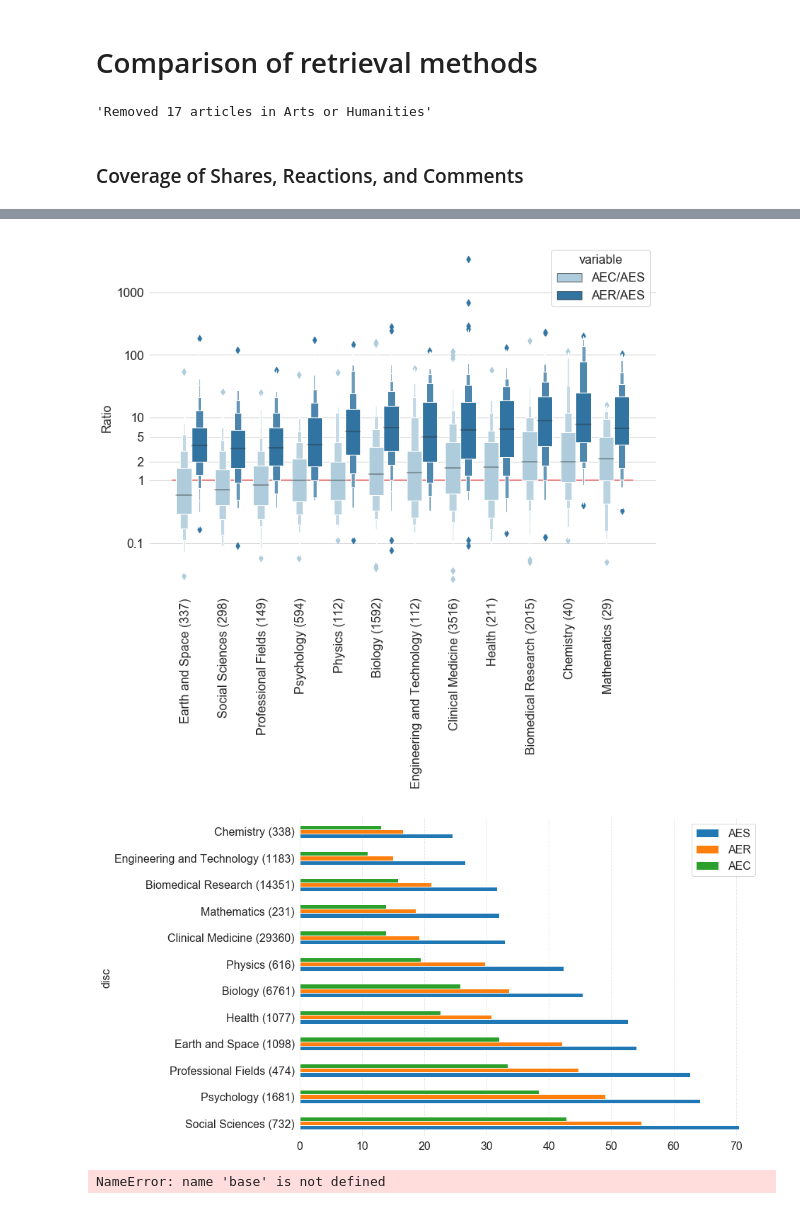
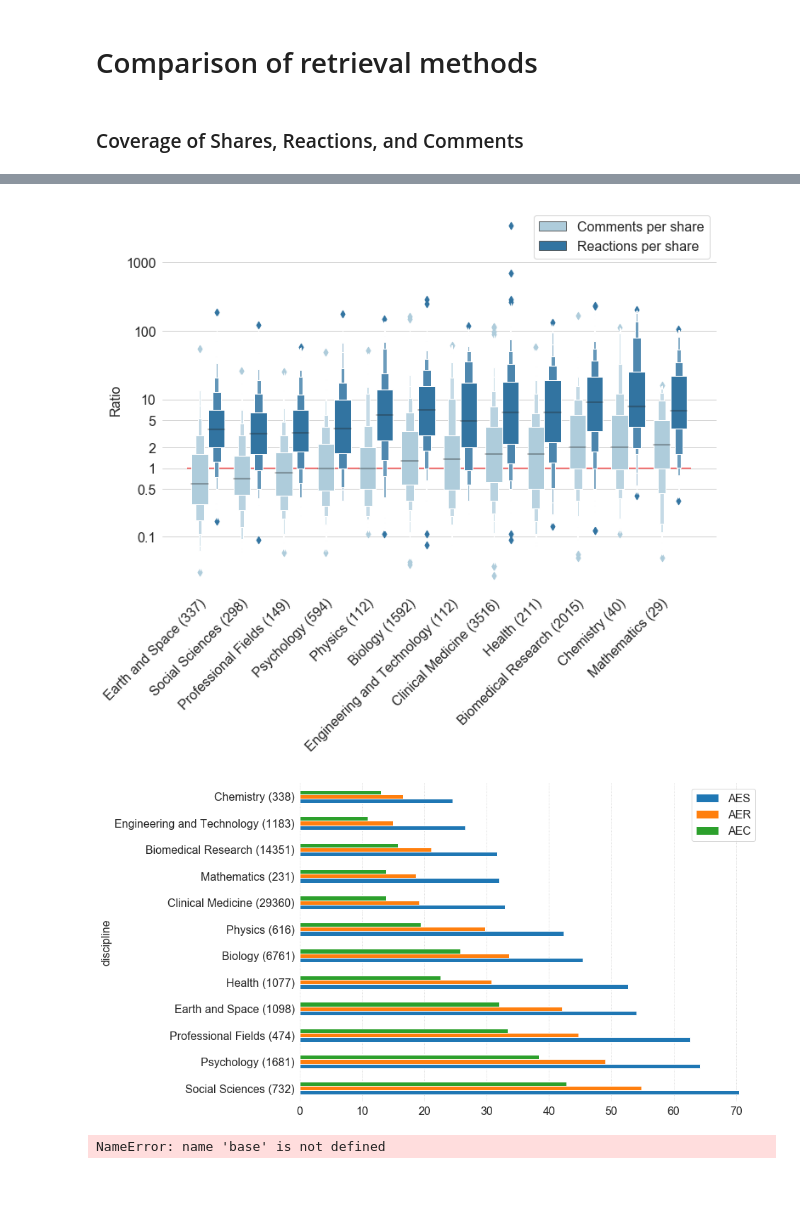
Before and after one commit to ScholCommLab/fhe-plos-private-sharing, a Jupyter notebook: analysis.ipynb, the cells around one changed output, grey strips where cells are left out. Drawn from its saved outputs; the diff is of its cells as text; code cells hidden in the pictures.

Commit message:
update analysis

```diff
--- a/analysis.ipynb
+++ b/analysis.ipynb
@@ -352,14 +553,12 @@ artics.describe()
 # %% [markdown]
 # Comparison of retrieval methods
 # %%
-# Difference between AES and POS counts
-articles['diff'] = articles['AES'] - articles['POS']
-
 # Remove articles in Arts and Humanities
 base = articles[~articles.discipline.isin(["Arts", "Humanities"])]
 "Removed {} articles in Arts or Humanities".format(articles[articles.discipline.isin(["Arts", "Humanities"])].shape[0])
+
+# Unit of analysis
+disc = 'discipline'
-# %% [output]
-'Removed 17 articles in Arts or Humanities'
 # %% [markdown]
 ### Coverage of Shares, Reactions, and Comments
 # %%
@@ -377,40 +576,48 @@ articles.describe()
 | 75% | 2.815831e+07 | 2017.000000 | 4.000000 | 2.000000 | 6.000000 | 46.000000 | 15.000000 |
 | max | 2.928712e+07 | 2017.000000 | 12473.000000 | 186.000000 | 8626.000000 | 36030.000000 | 15840.000000 |
 # %%
-disc_counts = base.dropna(how="any", subset=['AES', 'AER', 'AEC']).disc.value_counts()
+disc_counts = base.dropna(how="any", subset=['AES', 'AER', 'AEC'])[disc].value_counts()
 
-x = base.dropna(how="any", subset=['AES', 'AER', 'AEC'])[['disc', 'AES', 'AER', 'AEC']]
-x['AER/AES'] = x['AER'] / x['AES']
-x['AEC/AES'] = x['AEC'] / x['AES']
-x = x.melt(id_vars="disc", value_vars=['AEC/AES', 'AER/AES']).dropna()
+x = base.dropna(how="any", subset=['AES', 'AER', 'AEC'])[[disc, 'AES', 'AER', 'AEC']]
+x['Reactions per share'] = x['AER'] / x['AES']
+x['Comments per share'] = x['AEC'] / x['AES']
+x = x.melt(id_vars=disc, value_vars=['Comments per share', 'Reactions per share']).dropna()
 
-meds = x.groupby(["disc", "variable"])['value'].median().reset_index().groupby('disc')['variable', 'value'].apply(lambda x: x.iloc[0,1])
-x['sort'] = x.disc.map(lambda x: meds[x])
+meds = x.groupby(["discipline", "variable"])['value'].median().reset_index().groupby(disc)['variable', 'value'].apply(lambda x: x.iloc[0,1])
+x['sort'] = x[disc].map(lambda x: meds[x])
 
-x.disc = x.disc.map(lambda x: "{} ({})".format(x, disc_counts[x]))
+x[disc] = x[disc].map(lambda x: "{} ({})".format(x, disc_counts[x]))
 x = x.sort_values(["sort"])
 
-sns.boxenplot(x="disc", y="value", hue="variable", data=x, palette=cm)
+ax = sns.boxenplot(x=disc, y="value", hue="variable", data=x, palette=cm)
 
+# Scale and axes limits
 plt.yscale("log")
-xmin, xmax = plt.gca().get_xlim()
+xmin, xmax = ax.get_xlim()
+
+# Plot additional line
 plt.hlines(1, xmin, xmax, zorder=-1, color="red")
 
-yticks = [0.1, 1, 2, 5, 10, 100, 1000]
+# X and Y ticks & labels
+yticks = [0.1, 0.5, 1, 2, 5, 10, 100, 1000]
 plt.yticks(yticks, yticks);
 
 plt.xticks(rotation=45, ha="right");
-plt.xticks(rotation=90)
 
+# Axes labels
 plt.xlabel("")
 plt.ylabel("Ratio")
 
+# Remove legend title
+l = ax.legend()
+l.set_title(None)
+
 sns.despine(left=True, right=True, top=True, bottom=True)
 # %% [output]
-[figure, old version]
+[figure, new version]
 # %%
-disc_counts = base.disc.value_counts()
-x = base.groupby("disc")[['AES', 'AER', 'AEC']].count()
+disc_counts = base[disc].value_counts()
+x = base.groupby(disc)[['AES', 'AER', 'AEC']].count()
 x = x.apply(lambda x: x.map(lambda y: 100*y/disc_counts[x.name]), axis=1)
 x.index = x.index.map(lambda x: "{} ({})".format(x, disc_counts[x]))
 x.sort_values("AES", ascending=False).plot(kind="barh")
@@ -419,7 +626,7 @@ plt.grid(False)
 plt.grid(True, axis="x", linestyle=":")
 sns.despine(left=True, top=True, right=True, bottom=True)
 # %% [output]
-[figure, old version]
+[figure, new version]
 # %%
 disc_counts = base.disc.value_counts()
 x = base.groupby("disc")[['AES', 'AER', 'AEC']].count()
```
Also changed, not shown: parts of 30 cells of this notebook, 1 other file.
